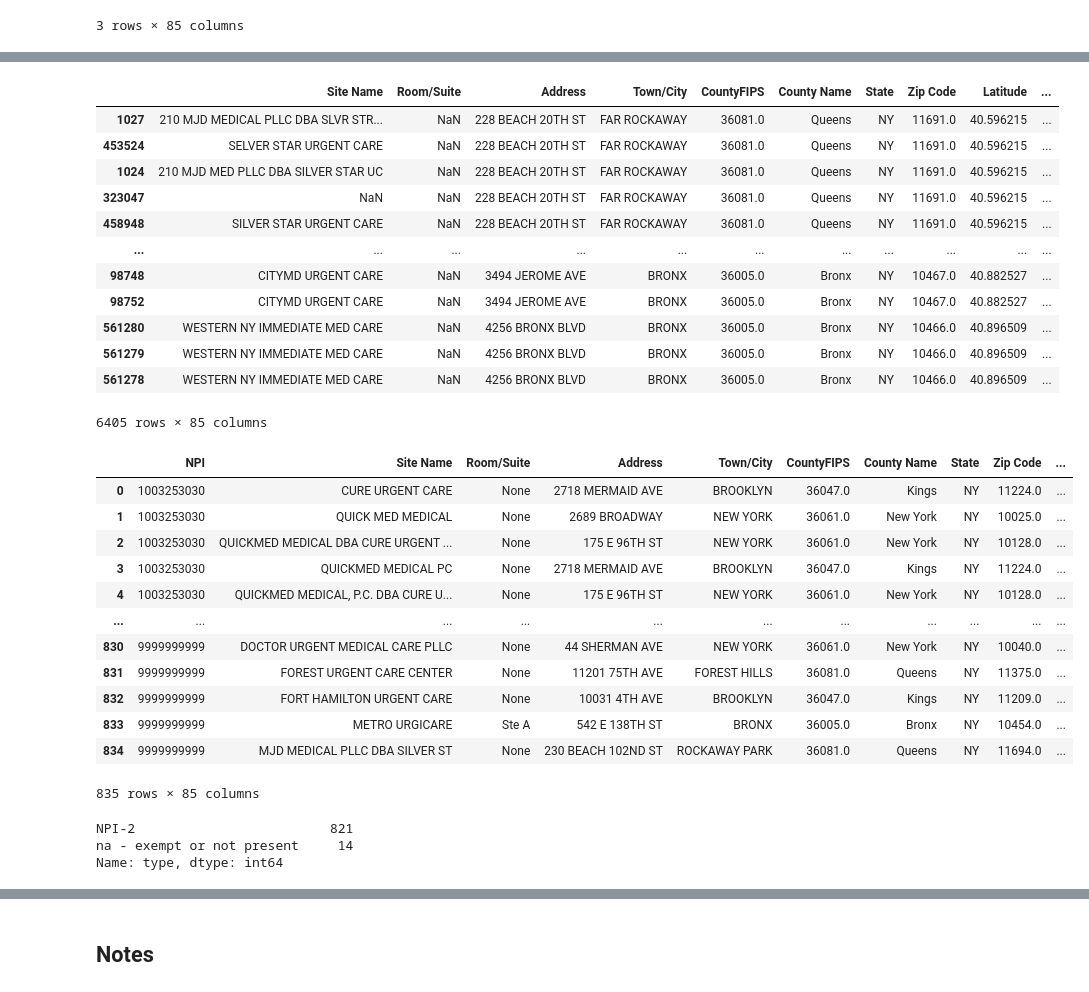
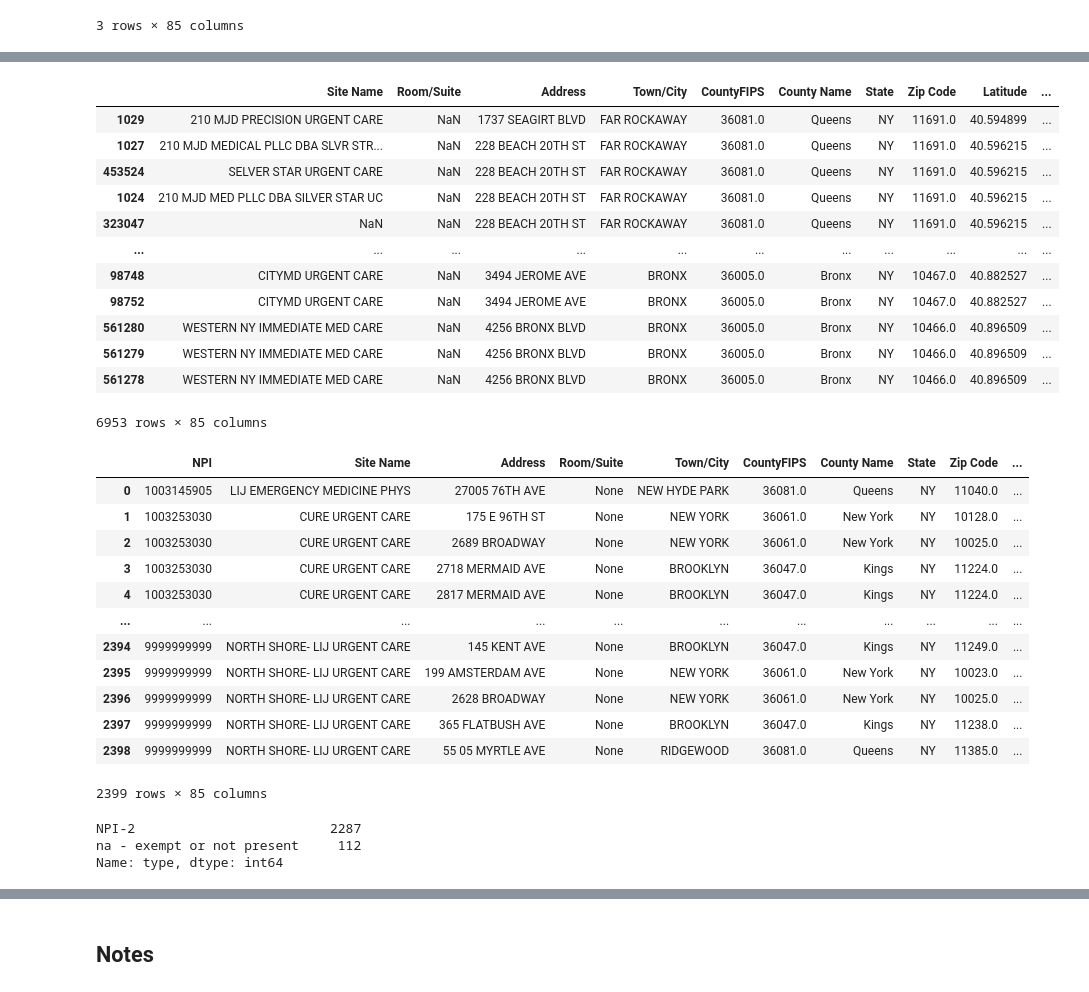
Before and after one commit to yianzhang14/cybergis_hospitals, a Jupyter notebook: data_cleaning_pnds.ipynb, the cells around one changed output, grey strips where cells are left out. Cells and saved outputs as stored; diff of their text form; code cells hidden in the pictures.

```diff
--- a/data_cleaning_pnds.ipynb
+++ b/data_cleaning_pnds.ipynb
@@ -80,39 +94,39 @@ df_nyc.columns.to_list()
 # %%
 urgent_desser = [149, 250, 901, 823]
 # %%
-df_urgent = df_nyc[df_nyc["Designated Service"].astype(int).isin(urgent_desser)]
+df_urgent = df_nyc[(df_nyc["Designated Service"].astype(int).isin(urgent_desser)) | (df_nyc["Site Name"].str.lower().str.contains("urgent")) | (df_nyc["Site Name"].str.lower().str.contains("emergency"))]
 df_urgent
 # %% [output]
 |  | Site Name | Room/Suite | Address | Town/City | CountyFIPS | County Name | State | Zip Code | Latitude | ... |
+| 1029 | 210 MJD PRECISION URGENT CARE | NaN | 1737 SEAGIRT BLVD | FAR ROCKAWAY | 36081.0 | Queens | NY | 11691.0 | 40.594899 | ... |
 | 1027 | 210 MJD MEDICAL PLLC DBA SLVR STR... | NaN | 228 BEACH 20TH ST | FAR ROCKAWAY | 36081.0 | Queens | NY | 11691.0 | 40.596215 | ... |
 | 453524 | SELVER STAR URGENT CARE | NaN | 228 BEACH 20TH ST | FAR ROCKAWAY | 36081.0 | Queens | NY | 11691.0 | 40.596215 | ... |
 | 1024 | 210 MJD MED PLLC DBA SILVER STAR UC | NaN | 228 BEACH 20TH ST | FAR ROCKAWAY | 36081.0 | Queens | NY | 11691.0 | 40.596215 | ... |
 | 323047 | NaN | NaN | 228 BEACH 20TH ST | FAR ROCKAWAY | 36081.0 | Queens | NY | 11691.0 | 40.596215 | ... |
-| 458948 | SILVER STAR URGENT CARE | NaN | 228 BEACH 20TH ST | FAR ROCKAWAY | 36081.0 | Queens | NY | 11691.0 | 40.596215 | ... |
 | ... | ... | ... | ... | ... | ... | ... | ... | ... | ... | ... |
 | 98748 | CITYMD URGENT CARE | NaN | 3494 JEROME AVE | BRONX | 36005.0 | Bronx | NY | 10467.0 | 40.882527 | ... |
 | 98752 | CITYMD URGENT CARE | NaN | 3494 JEROME AVE | BRONX | 36005.0 | Bronx | NY | 10467.0 | 40.882527 | ... |
 | 561280 | WESTERN NY IMMEDIATE MED CARE | NaN | 4256 BRONX BLVD | BRONX | 36005.0 | Bronx | NY | 10466.0 | 40.896509 | ... |
 | 561279 | WESTERN NY IMMEDIATE MED CARE | NaN | 4256 BRONX BLVD | BRONX | 36005.0 | Bronx | NY | 10466.0 | 40.896509 | ... |
 | 561278 | WESTERN NY IMMEDIATE MED CARE | NaN | 4256 BRONX BLVD | BRONX | 36005.0 | Bronx | NY | 10466.0 | 40.896509 | ... |
-6405 rows × 85 columns
+6953 rows × 85 columns
 # %%
-df_urgent_cleaned = df_urgent.groupby(["NPI", "Site Name"]).first().reset_index()
+df_urgent_cleaned = df_urgent.groupby(["NPI", "Site Name", "Address"]).first().reset_index()
 df_urgent_cleaned
 # %% [output]
-|  | NPI | Site Name | Room/Suite | Address | Town/City | CountyFIPS | County Name | State | Zip Code | ... |
-| 0 | 1003253030 | CURE URGENT CARE | None | 2718 MERMAID AVE | BROOKLYN | 36047.0 | Kings | NY | 11224.0 | ... |
-| 1 | 1003253030 | QUICK MED MEDICAL | None | 2689 BROADWAY | NEW YORK | 36061.0 | New York | NY | 10025.0 | ... |
-| 2 | 1003253030 | QUICKMED MEDICAL DBA CURE URGENT ... | None | 175 E 96TH ST | NEW YORK | 36061.0 | New York | NY | 10128.0 | ... |
-| 3 | 1003253030 | QUICKMED MEDICAL PC | None | 2718 MERMAID AVE | BROOKLYN | 36047.0 | Kings | NY | 11224.0 | ... |
-| 4 | 1003253030 | QUICKMED MEDICAL, P.C. DBA CURE U... | None | 175 E 96TH ST | NEW YORK | 36061.0 | New York | NY | 10128.0 | ... |
+|  | NPI | Site Name | Address | Room/Suite | Town/City | CountyFIPS | County Name | State | Zip Code | ... |
+| 0 | 1003145905 | LIJ EMERGENCY MEDICINE PHYS | 27005 76TH AVE | None | NEW HYDE PARK | 36081.0 | Queens | NY | 11040.0 | ... |
+| 1 | 1003253030 | CURE URGENT CARE | 175 E 96TH ST | None | NEW YORK | 36061.0 | New York | NY | 10128.0 | ... |
+| 2 | 1003253030 | CURE URGENT CARE | 2689 BROADWAY | None | NEW YORK | 36061.0 | New York | NY | 10025.0 | ... |
+| 3 | 1003253030 | CURE URGENT CARE | 2718 MERMAID AVE | None | BROOKLYN | 36047.0 | Kings | NY | 11224.0 | ... |
+| 4 | 1003253030 | CURE URGENT CARE | 2817 MERMAID AVE | None | BROOKLYN | 36047.0 | Kings | NY | 11224.0 | ... |
 | ... | ... | ... | ... | ... | ... | ... | ... | ... | ... | ... |
-| 830 | 9999999999 | DOCTOR URGENT MEDICAL CARE PLLC | None | 44 SHERMAN AVE | NEW YORK | 36061.0 | New York | NY | 10040.0 | ... |
-| 831 | 9999999999 | FOREST URGENT CARE CENTER | None | 11201 75TH AVE | FOREST HILLS | 36081.0 | Queens | NY | 11375.0 | ... |
-| 832 | 9999999999 | FORT HAMILTON URGENT CARE | None | 10031 4TH AVE | BROOKLYN | 36047.0 | Kings | NY | 11209.0 | ... |
-| 833 | 9999999999 | METRO URGICARE | Ste A | 542 E 138TH ST | BRONX | 36005.0 | Bronx | NY | 10454.0 | ... |
-| 834 | 9999999999 | MJD MEDICAL PLLC DBA SILVER ST | None | 230 BEACH 102ND ST | ROCKAWAY PARK | 36081.0 | Queens | NY | 11694.0 | ... |
+| 2394 | 9999999999 | NORTH SHORE- LIJ URGENT CARE | 145 KENT AVE | None | BROOKLYN | 36047.0 | Kings | NY | 11249.0 | ... |
+| 2395 | 9999999999 | NORTH SHORE- LIJ URGENT CARE | 199 AMSTERDAM AVE | None | NEW YORK | 36061.0 | New York | NY | 10023.0 | ... |
+| 2396 | 9999999999 | NORTH SHORE- LIJ URGENT CARE | 2628 BROADWAY | None | NEW YORK | 36061.0 | New York | NY | 10025.0 | ... |
+| 2397 | 9999999999 | NORTH SHORE- LIJ URGENT CARE | 365 FLATBUSH AVE | None | BROOKLYN | 36047.0 | Kings | NY | 11238.0 | ... |
+| 2398 | 9999999999 | NORTH SHORE- LIJ URGENT CARE | 55 05 MYRTLE AVE | None | RIDGEWOOD | 36081.0 | Queens | NY | 11385.0 | ... |
-835 rows × 85 columns
+2399 rows × 85 columns
 # %%
 def get_type(npi):
     # if npi is 888888888, it is exempt; if it is 9999999999, they have not yet received an npi
@@ -145,8 +159,8 @@ df_urgent_cleaned["type"] = df_urgent_cleaned["NPI"].apply(lambda x: get_type_lo
 # all records are organizations
 df_urgent_cleaned["type"].value_counts()
 # %% [output]
-NPI-2                         821
-na - exempt or not present     14
+NPI-2                         2287
+na - exempt or not present     112
 Name: type, dtype: int64
 # %%
 # 823 is urgent care, 250 is emergency medicine, 149 is pediatric emergency medicine
```
Also changed, not shown: parts of 5 cells of this notebook, 1 other file.
